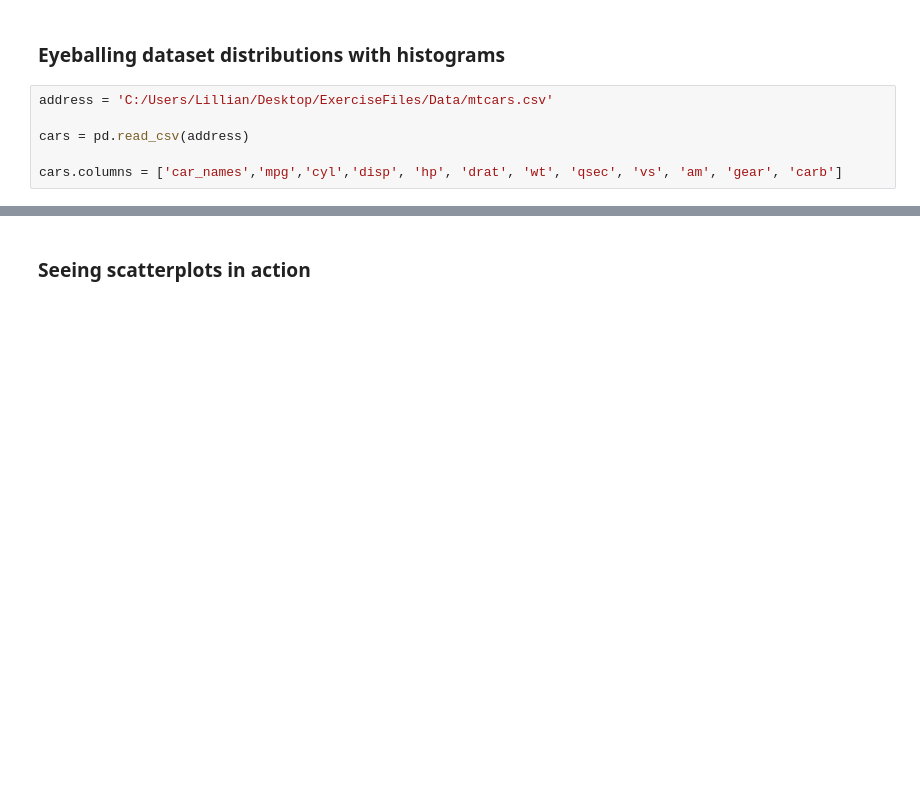
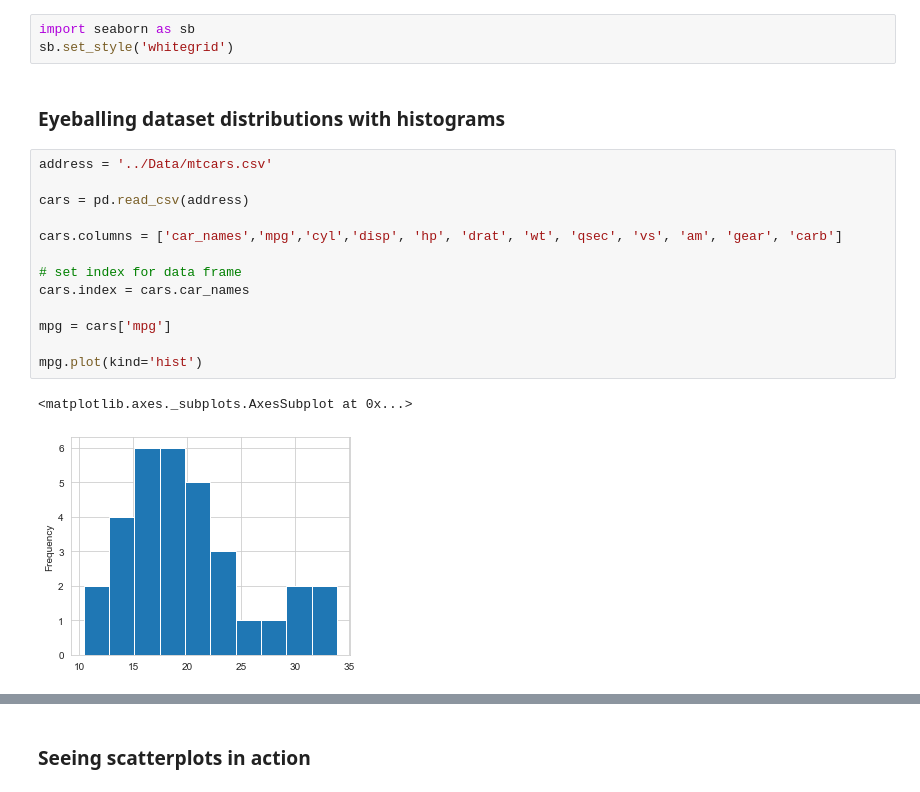
Before and after one commit to johannlilly/linkedin-learning-python-for-data-science-essential-training, a Jupyter notebook: exercise-files/part-1/04_06_begin/04_06_begin.ipynb, the cells around one changed output, grey strips where cells are left out. Saved outputs shown, nothing was run; the diff lists cells and outputs as text; blank space fills up the shorter version.

Commit message:
Practical Data Visualization: Creating statistical data graphics
import seaborn as sb

```diff
--- a/exercise-files/part-1/04_06_begin/04_06_begin.ipynb
+++ b/exercise-files/part-1/04_06_begin/04_06_begin.ipynb
@@ -13,11 +13,24 @@ from pylab import rcParams
 # %%
 %matplotlib inline
 rcParams['figure.figsize'] = 5, 4
+# %%
+import seaborn as sb
+sb.set_style('whitegrid')
 # %% [markdown]
 ### Eyeballing dataset distributions with histograms
 # %%
-address = 'C:/Users/Lillian/Desktop/ExerciseFiles/Data/mtcars.csv'
+address = '../Data/mtcars.csv'
 
 cars = pd.read_csv(address)
 
 cars.columns = ['car_names','mpg','cyl','disp', 'hp', 'drat', 'wt', 'qsec', 'vs', 'am', 'gear', 'carb']
+
+# set index for data frame
+cars.index = cars.car_names
+
+mpg = cars['mpg']
+
+mpg.plot(kind='hist')
+# %% [output]
+<matplotlib.axes._subplots.AxesSubplot at 0x...>
+[figure, added]
```
Also changed, not shown: parts of 8 cells of this notebook.
